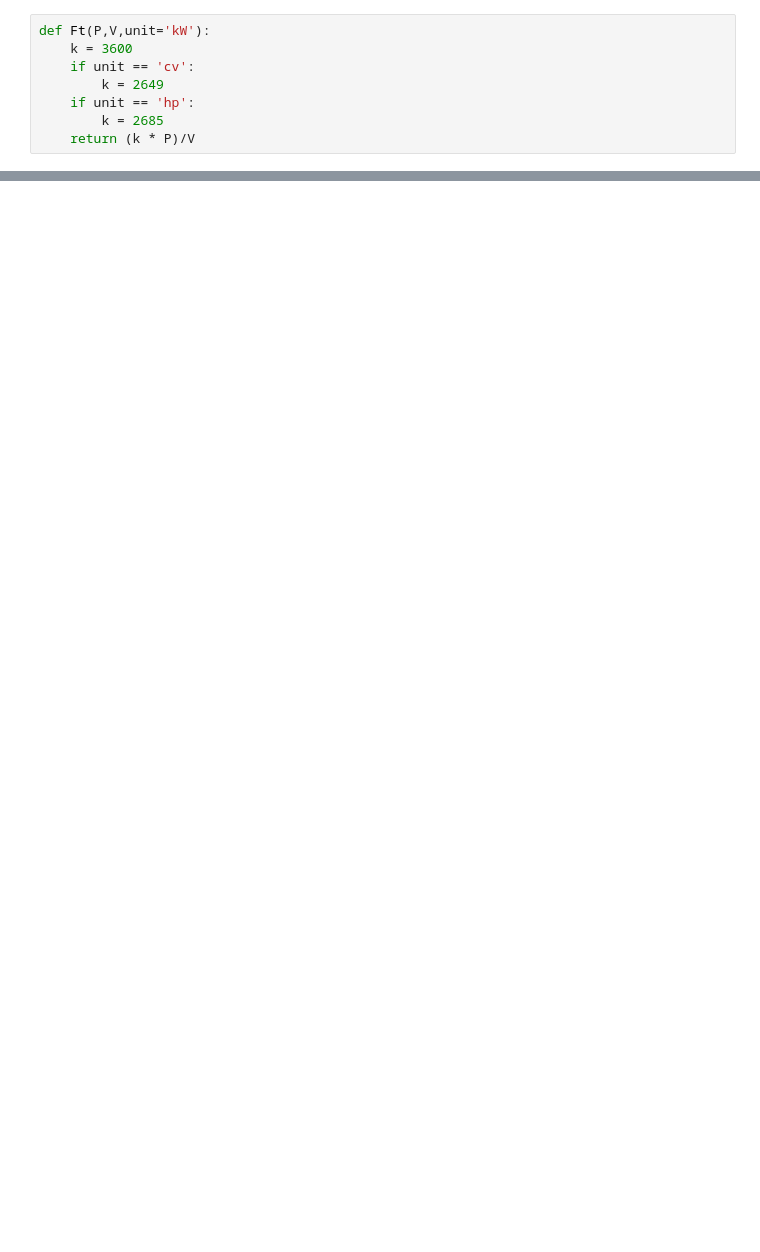
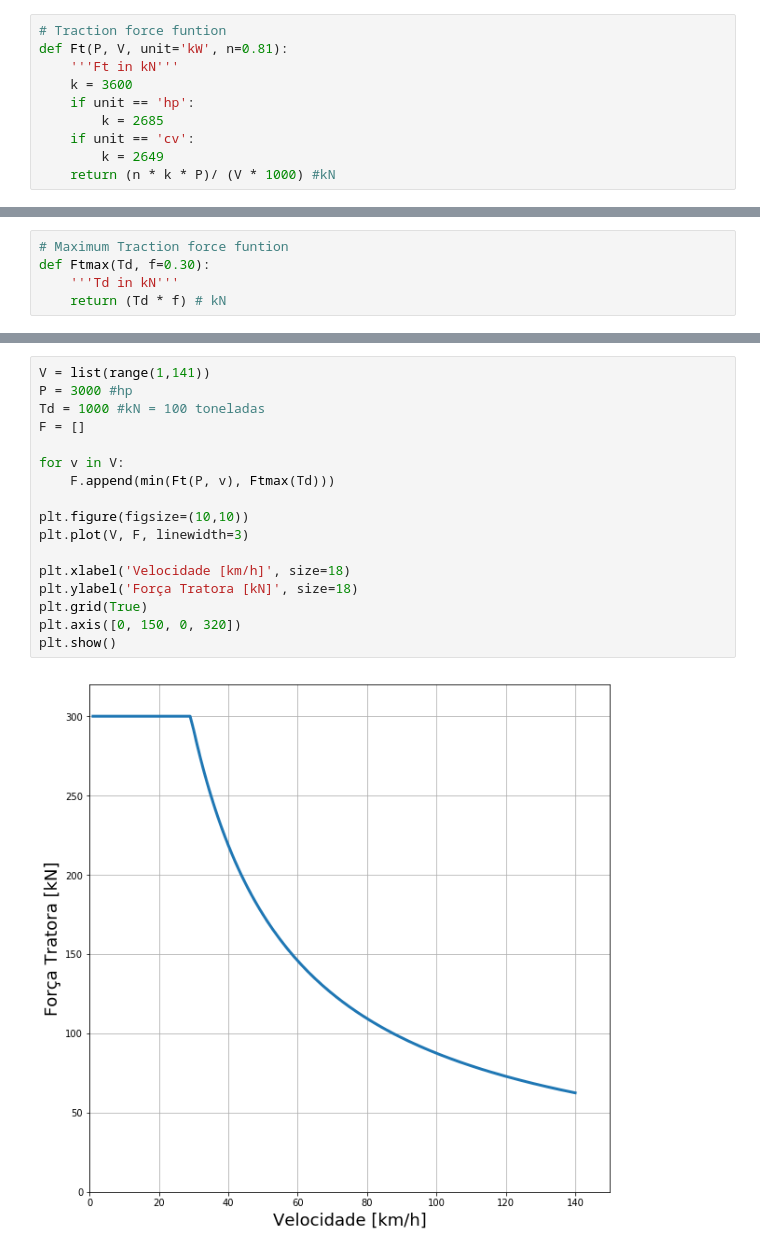
Before and after one commit to albnc/STT0408, a Jupyter notebook: 01.01-Locomocao-Ferroviario.ipynb, the cells around one changed output, grey strips where cells are left out. Drawn from its saved outputs; the diff is of its cells as text; blank space fills up the shorter version.

Commit message:
update FerroLocomocao page
Tractive force and resistances

```diff
--- a/01.01-Locomocao-Ferroviario.ipynb
+++ b/01.01-Locomocao-Ferroviario.ipynb
@@ -73,9 +47,11 @@ Em que o fator $k$ é função da unidade da potência do motor:
 # %%
-def Ft(P,V,unit='kW'):
+# Traction force funtion
+def Ft(P, V, unit='kW', n=0.81):
+    '''Ft in kN'''
     k = 3600
+    if unit == 'hp':
+        k = 2685
     if unit == 'cv':
         k = 2649
-    if unit == 'hp':
-        k = 2685
-    return (k * P)/V
+    return (n * k * P)/ (V * 1000) #kN
 # %%
@@ -84,0 +90,5 @@ Ft(3000,40)
+# %%
+# Maximum Traction force funtion
+def Ftmax(Td, f=0.30):
+    '''Td in kN'''
+    return (Td * f) # kN
@@ -84,0 +99,19 @@ Ft(3000,40)
+# %%
+V = list(range(1,141))
+P = 3000 #hp
+Td = 1000 #kN = 100 toneladas
+F = []
+
+for v in V:
+    F.append(min(Ft(P, v), Ftmax(Td)))
+
+plt.figure(figsize=(10,10))
+plt.plot(V, F, linewidth=3)
+
+plt.xlabel('Velocidade [km/h]', size=18)
+plt.ylabel('Força Tratora [kN]', size=18)
+plt.grid(True)
+plt.axis([0, 150, 0, 320])
+plt.show()
+# %% [output]
+[figure, added]
```
Also changed, not shown: parts of 23 cells of this notebook, 1 other file.
